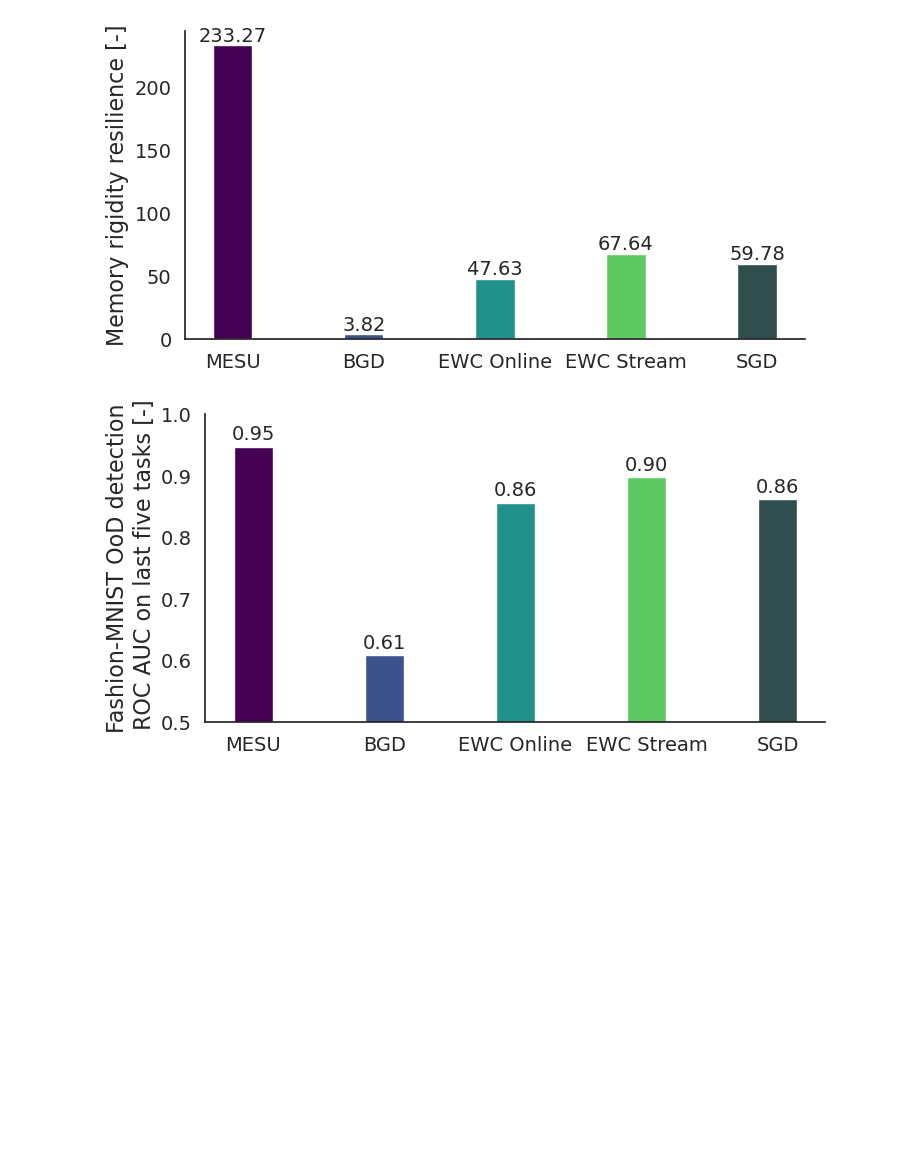
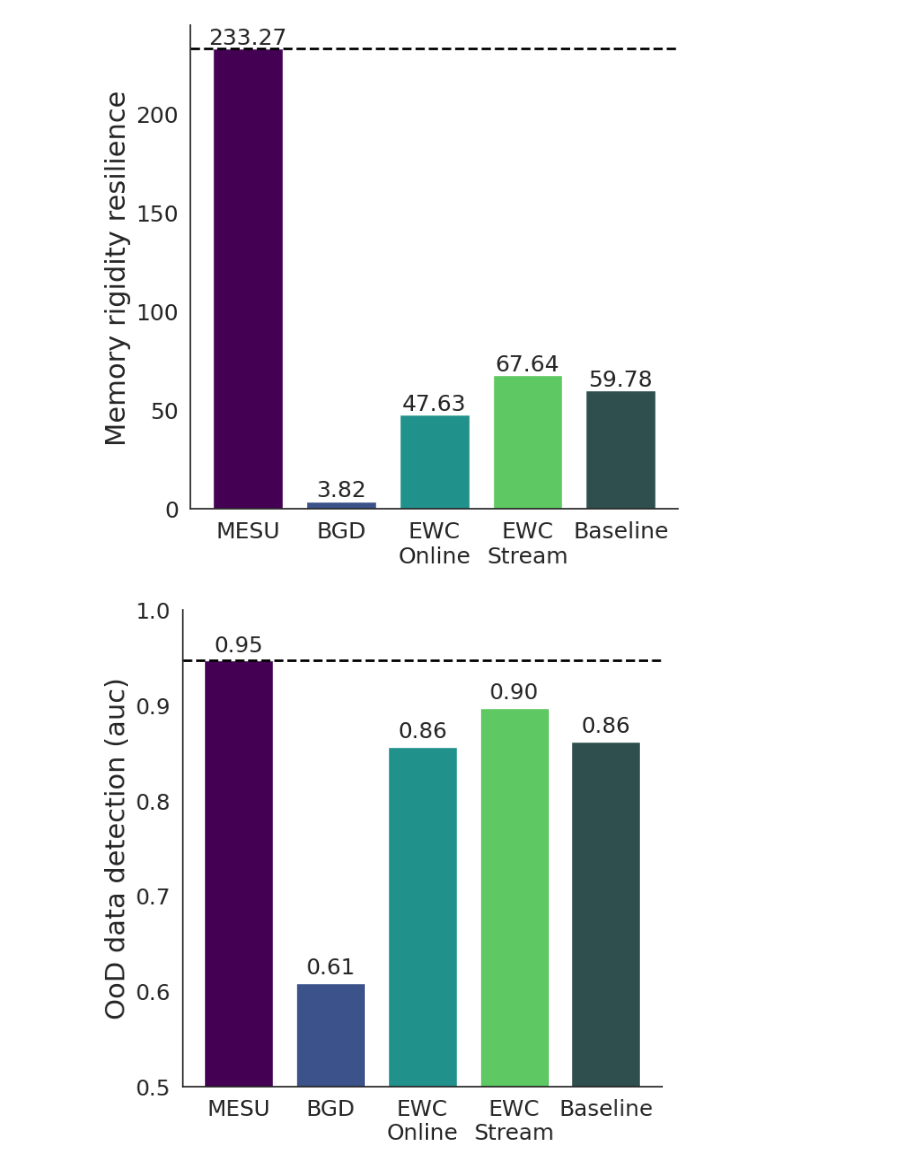
Before and after one commit to kellian-cottart/mesu-pmnist, a Jupyter notebook: figure-pmnist.ipynb, the cells around one changed output. Cells and saved outputs as stored; diff of their text form; code cells hidden in the pictures; blank space fills up the shorter version.

Commit message:
feat: updated figures

```diff
--- a/figure-pmnist.ipynb
+++ b/figure-pmnist.ipynb
@@ -6,8 +6,11 @@ import jax.numpy as jnp
 import os
 import seaborn as sns
 import re
-FONTSIZE = 16
-TICKSIZE = 14
+AXESSIZE = 22
+FONTSIZE = 18
+TICKSIZE = 18
+LEGENDSIZE = 16
+
 FOLDER = "output-figures"
 os.makedirs(FOLDER, exist_ok=True)
 # put jax in cpu mode
@@ -38,7 +41,7 @@ names = [
     "BGD",
     "EWC Online",
     "EWC Stream",
-    "SGD",
+    "Baseline",
 ]
 markers = ["D", "o", "s", "h", "^"]
 
@@ -217,7 +221,15 @@ plt.close()
 # %%
 # First graph: Memory Rigidity
-fig1, ax1 = plt.subplots(figsize=(8, 4))
-bar_width = 0.3
+size = (7, 7)
+bar_width = 0.75
+names = [
+    "MESU",
+    "BGD",
+    "EWC\nOnline",
+    "EWC\nStream",
+    "Baseline",
+]
+fig1, ax1 = plt.subplots(figsize=size)
 for i, alg, name in zip(range(len(data)), data, names):
     full_acc = alg[0][:, :, :]
     full_acc_mean = jnp.mean(full_acc, axis=0)
@@ -225,9 +237,12 @@ for i, alg, name in zip(range(len(data)), data, names):
     first_bar_mean = 1/jnp.abs((vanishing_plasticity_mean[-1] - vanishing_plasticity_mean[0]))
     ax1.bar(i, first_bar_mean, bar_width, label=name, color=colors[i])
     ax1.text(i, first_bar_mean+0.05, f"{first_bar_mean:.2f}", ha="center", va="bottom", fontsize=TICKSIZE)
+    if "MESU" in name:
+        # vertical dotted black line at max value
+        ax1.axhline(first_bar_mean, color="black", linestyle="--", linewidth=2)
 ax1.set_xticks(range(len(data)))
 ax1.set_xticklabels(names)
-ax1.set_ylabel("Memory rigidity resilience [-]", fontsize=FONTSIZE)
+ax1.set_ylabel("Memory rigidity resilience", fontsize=AXESSIZE)
 ax1.spines['top'].set_visible(False)
 ax1.spines['right'].set_visible(False)
 # ax1.set_ylim(0, 2.5)
@@ -237,7 +252,7 @@ fig1.savefig(os.path.join(FOLDER, "pmnist-bar-memory-rigidity.svg"), bbox_inches
 plt.show()
 
 # Second graph: ROC AUC OoD Detection
-fig2, ax2 = plt.subplots(figsize=(8, 4))
+fig2, ax2 = plt.subplots(figsize=size)
 for i, alg, name in zip(range(len(data)), data, names):
     full_epistemic_uncertainty = alg[1]
     full_aleatoric_uncertainty = alg[2]
@@ -249,38 +264,44 @@ for i, alg, name in zip(range(len(data)), data, names):
         second_bar_mean = full_epistemic_uncertainty_mean
     ax2.bar(i, second_bar_mean, bar_width, label=name, color=colors[i])
     ax2.text(i, second_bar_mean+0.005, f"{second_bar_mean:.2f}", ha="center", va="bottom", fontsize=TICKSIZE)
+    if "MESU" in name:
+        # vertical dotted black line at max value
+        ax2.axhline(second_bar_mean, color="black", linestyle="--", linewidth=2)
 ax2.set_xticks(range(len(data)))
 ax2.set_xticklabels(names)
-ax2.set_ylabel("Fashion-MNIST OoD detection\n ROC AUC on last five tasks [-]", fontsize=FONTSIZE)
+ax2.set_ylabel("OoD data detection (auc)", fontsize=AXESSIZE)
 ax2.spines['top'].set_visible(False)
 ax2.spines['right'].set_visible(False)
 ax2.tick_params(axis='both', which='both', labelsize=TICKSIZE)
 ax2.set_ylim(0.5, 1)
 ax2.set_yticks(jnp.arange(0.5, 1.05, 0.1))
 fig2.savefig(os.path.join(FOLDER, "pmnist-bar-ood-detection.pdf"), bbox_inches="tight")
 fig2.savefig(os.path.join(FOLDER, "pmnist-bar-ood-detection.svg"), bbox_inches="tight")
 plt.show()
 
 # Third graph: Mean accuracy on last five tasks
-fig3, ax3 = plt.subplots(figsize=(8, 4))
+fig3, ax3 = plt.subplots(figsize=size)
 for i, alg, name in zip(range(len(data)), data, names):
     full_acc = alg[0][:, :, :]*100
     full_acc_mean = jnp.mean(full_acc, axis=0)
     continual_learning_mean = full_acc_mean[-1]
     third_bar_mean = jnp.mean(continual_learning_mean[-5:])
     ax3.bar(i, third_bar_mean, bar_width, label=name, color=colors[i])
-    ax3.text(i, third_bar_mean+0.5, f"{third_bar_mean:.2f}%", ha="center", va="bottom", fontsize=TICKSIZE)
+    ax3.text(i, third_bar_mean+2.5, f"{third_bar_mean:.2f}%", ha="center", va="bottom", fontsize=TICKSIZE)
+    if "MESU" in name:
+        # vertical dotted black line at max value
+        ax3.axhline(third_bar_mean, color="black", linestyle="--", linewidth=2)
 ax3.set_xticks(range(len(data)))
 ax3.set_xticklabels(names)
-ax3.set_ylabel("Mean accuracy\n on last five tasks [%]", fontsize=FONTSIZE)
+ax3.set_ylabel("Accuracy, last 5 tasks (%)", fontsize=AXESSIZE)
 ax3.spines['top'].set_visible(False)
 ax3.spines['right'].set_visible(False)
-ax3.tick_params(axis='both', which='both', labelsize=TICKSIZE)
+ax3.tick_params(axis='both', which='both', labelsize=LEGENDSIZE)
 ax3.set_ylim(0, 100)
 ax3.set_yticks(jnp.arange(0, 101, 20))
 fig3.savefig(os.path.join(FOLDER, "pmnist-bar-mean-accuracy.pdf"), bbox_inches="tight")
 fig3.savefig(os.path.join(FOLDER, "pmnist-bar-mean-accuracy.svg"), bbox_inches="tight")
 plt.show()
 # %% [output]
-[figure, old version]
+[figure, new version]
-[figure, old version]
+[figure, new version]
```
Also changed, not shown: parts of 4 cells of this notebook, 1 other file.
